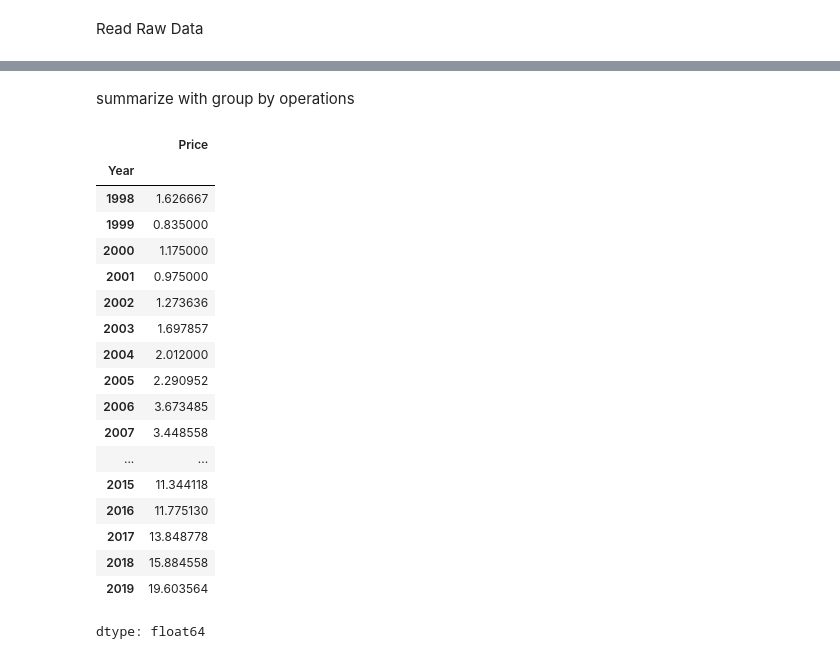
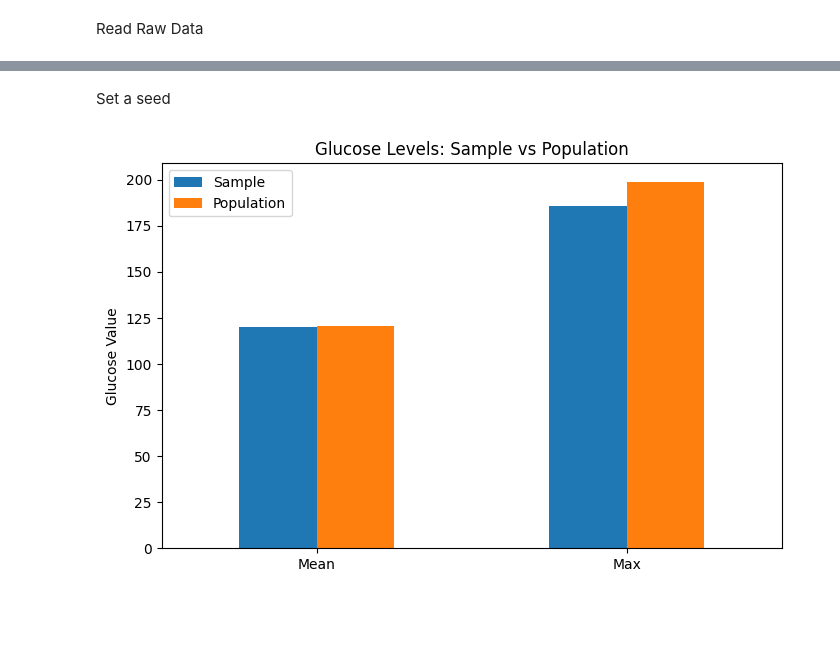
Before and after one commit to Ambrgna/CS-5530-Assignment-2, a Jupyter notebook: diabetes/src/diabetes.ipynb, the cells around one changed output, grey strips where cells are left out. Drawn from its saved outputs; the diff is of its cells as text; code cells hidden in the pictures; blank space fills up the shorter version.

```diff
--- a/diabetes/src/diabetes.ipynb
+++ b/diabetes/src/diabetes.ipynb
@@ -243,24 +25,23 @@ df_sorted
-# %% [markdown]
-summarize with group by operations
-# %%
-df_feature.groupby("Year")["Price"].mean()
-# %% [output]
-|  | Price |
-| Year |  |
-| 1998 | 1.626667 |
-| 1999 | 0.835000 |
-| 2000 | 1.175000 |
-| 2001 | 0.975000 |
-| 2002 | 1.273636 |
-| 2003 | 1.697857 |
-| 2004 | 2.012000 |
-| 2005 | 2.290952 |
-| 2006 | 3.673485 |
-| 2007 | 3.448558 |
-| ... | ... |
-| 2015 | 11.344118 |
-| 2016 | 11.775130 |
-| 2017 | 13.848778 |
-| 2018 | 15.884558 |
-| 2019 | 19.603564 |
-dtype: float64
+# %% [markdown]
+Set a seed
+# %%
+sample = df.sample(25, random_state=11)
+sample_mean = sample["Glucose"].mean()
+population_mean = df["Glucose"].mean()
+sample_max = sample["Glucose"].max()
+population_max = df["Glucose"].max()
+
+stats = {
+    "Sample": [sample_mean, sample_max],
+    "Population": [population_mean, population_max]
+}
+
+df_stats = pd.DataFrame(stats, index=["Mean", "Max"])
+
+df_stats.plot(kind="bar", figsize=(8, 5))
+plt.title("Glucose Levels: Sample vs Population")
+plt.ylabel("Glucose Value")
+plt.xticks(rotation=0)
+plt.show()
+# %% [output]
+[figure, added]
```
Also changed, not shown: parts of 27 cells of this notebook.
